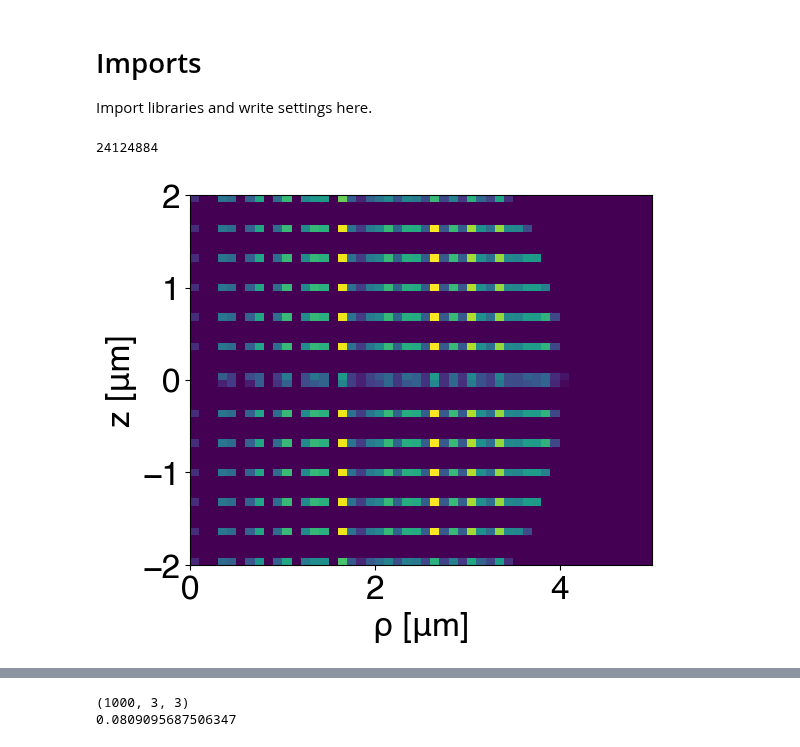
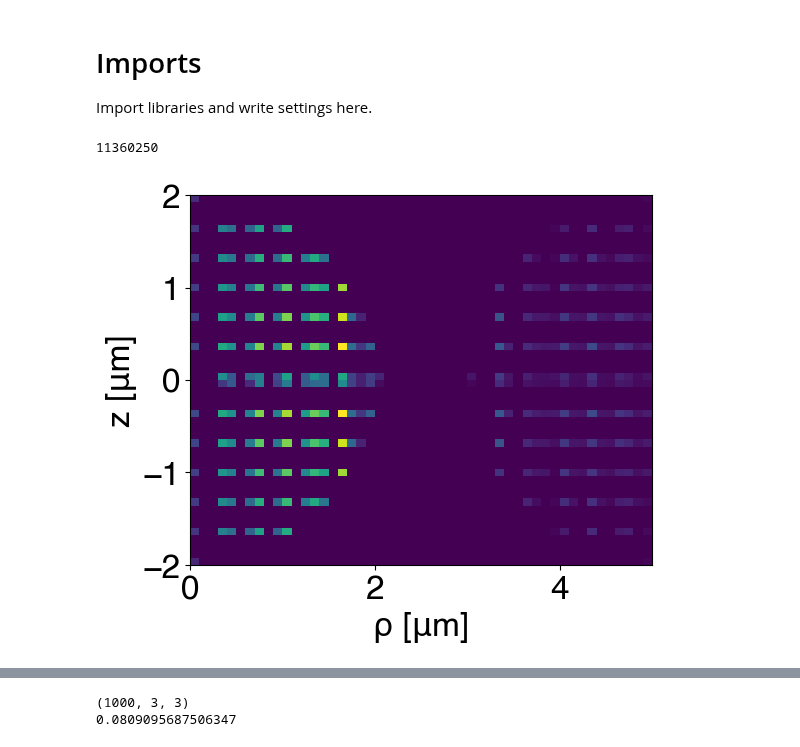
Before and after one commit to palladio11/aLENS_analysis, a Jupyter notebook: notebooks/spindle/nematic_find_alg.ipynb, the cells around one changed output, grey strips where cells are left out. Drawn from its saved outputs; the diff is of its cells as text; code cells hidden in the pictures.

```diff
--- a/notebooks/spindle/nematic_find_alg.ipynb
+++ b/notebooks/spindle/nematic_find_alg.ipynb
@@ -144,14 +144,15 @@ def nematic_lattice_coarse_grain(sy_dat, time=-1, distance=1.0, num_lattice_poin
 
 def zrho_corr(sy_dat, time=-1, distance=1.0, boxsize=None, shift=0.0, pbc=True):
     # Get data for analysis from hdf5 file formatted particles
-    com_arr = .5 * (sy_dat[:, 2:5, time] + sy_dat[:, 5:8, time])
+    # com_arr = .5 * (sy_dat[:, 2:5, time] + sy_dat[:, 5:8, time])
+    com_arr = sy_dat[:, 2:5, time]
     n_arr = sy_dat[:, 5:8, time] - sy_dat[:, 2:5, time]
     n_arr /= np.linalg.norm(n_arr, axis=1)[:,None]
 
     positions, normals = filter_ghost_particles(com_arr[:,:], n_arr[:,:])
 
     # Create a KDTree for fast neighbor search
-    tree = cKDTree(positions)
+    tree = cKDTree(positions, boxsize=boxsize)
 
     if pbc:
         match_pos = make_pbc_points(positions, boxsize)
@@ -194,9 +195,9 @@ def zrho_corr(sy_dat, time=-1, distance=1.0, boxsize=None, shift=0.0, pbc=True):
 # make a list of points that sit on a 3d cubic lattice of n points
 n = 15
 L = 5
-x = np.linspace(0, L, n, endpoint=False)
-y = np.linspace(0, L, n, endpoint=False)
-z = np.linspace(0, L, n, endpoint=False)
+x = np.linspace(0.0001, L, n, endpoint=False)
+y = np.linspace(0.0001, L, n, endpoint=False)
+z = np.linspace(0.0001, L, n, endpoint=False)
 xv, yv, zv = np.meshgrid(x, y, z)
 
 end0_points = np.stack((xv, yv, zv), axis=-1).reshape(-1, 3)
@@ -204,22 +205,23 @@ end1_points = end0_points + np.array([0.0, 1.0, 0.])
 buffer = np.zeros((end0_points.shape[0], 2))
 sy_dat = np.hstack([buffer, end0_points, end1_points])[:,:,np.newaxis]
 
-zpos, rhopos = zrho_corr(sy_dat, time=0, distance=4, boxsize=5., pbc=True)
+boxsize = [5.001, 5.001, 5.001]
+
+zpos, rhopos = zrho_corr(sy_dat, time=0, distance=4, boxsize=boxsize, pbc=False)
 
 # zpos, rhopos = zrho_corr_new(matrix,points, distance=2.5, boxsize=5.001)
 # zpos, rhopos = zrho_corr_new(matrix,points, distance=1.0, boxsize=[5.001,5.001,5.001])
 # %%
-rhoarr = np.array(rhopos)
-zarr = np.array(zpos)
-print(len(rhoarr))
-heatmap, rhoedges, zedges = np.histogram2d(rhoarr, zarr, bins=50, weights=1./(rhoarr+ 1), range=[[0, 5], [-2, 2]])
+rhoarr1 = np.array(rhopos)
+zarr1 = np.array(zpos)
+print(len(rhoarr1))
+heatmap1, rhoedges, zedges = np.histogram2d(rhoarr1, zarr1, bins=50, weights=1./(rhoarr1+ 1), range=[[0, 5], [-2, 2]])
 extent = [rhoedges[0], rhoedges[-1], zedges[0], zedges[-1]]
 
-heatmap = heatmap
 _ = plt.clf()
-_ = plt.imshow(heatmap.T, extent=extent, origin='lower')
+_ = plt.imshow(heatmap1.T, extent=extent, origin='lower')
 _ = plt.xlabel("ρ [μm]")
 _ = plt.ylabel("z [μm]")
 # %% [output]
-24124884
+11360250
-[figure, old version]
+[figure, new version]
```
Also changed, not shown: parts of 1 cell of this notebook.
